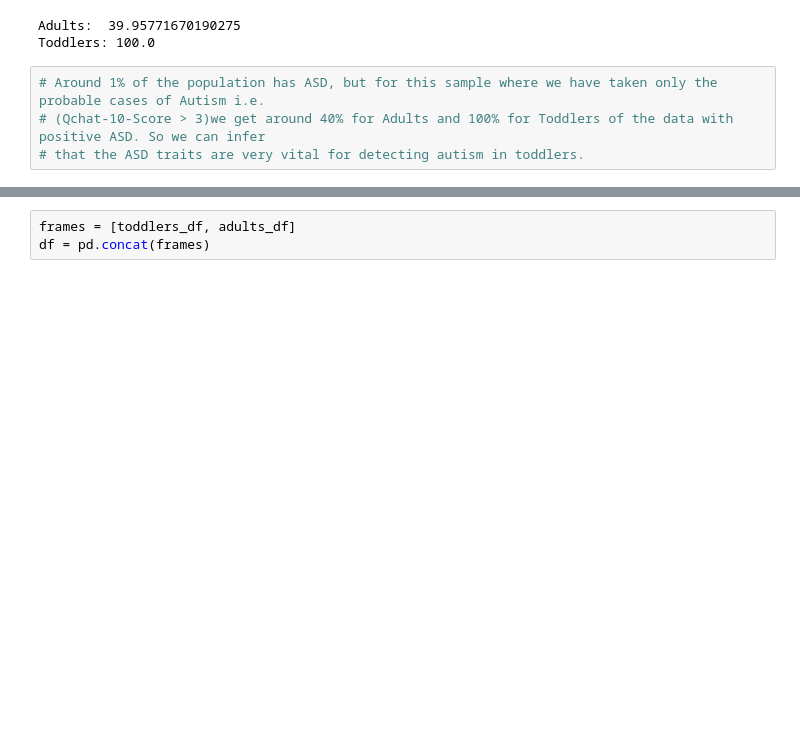
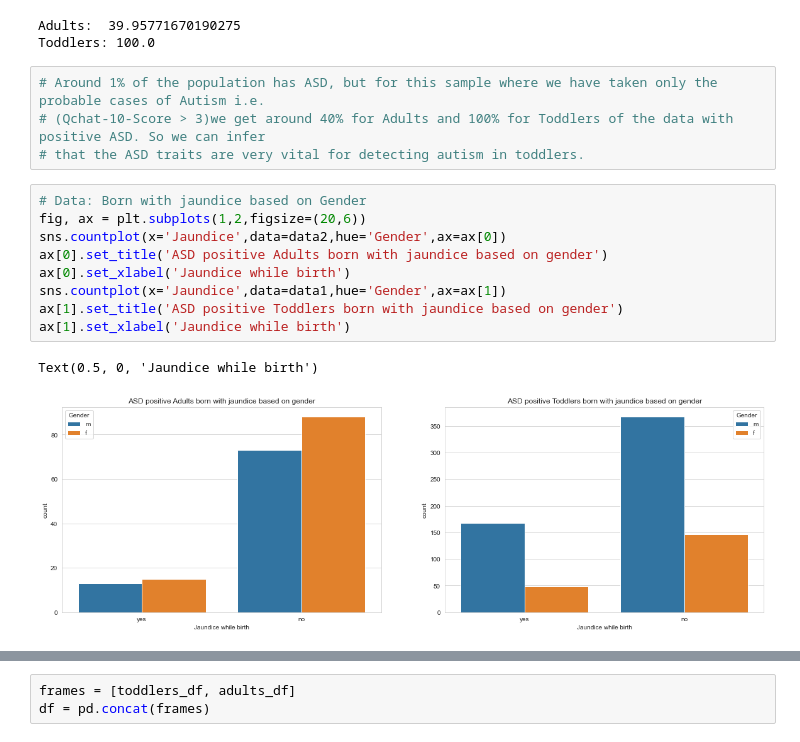
Before and after one commit to Payelban2022/A-study-on-autism, a Jupyter notebook: Complete analysis on Autism(revised).ipynb, the cells around one changed output, grey strips where cells are left out. Cells and saved outputs as stored; diff of their text form; blank space fills up the shorter version.

```diff
--- a/Complete analysis on Autism(revised).ipynb
+++ b/Complete analysis on Autism(revised).ipynb
@@ -192,3 +192,15 @@ Toddlers: 100.0
 # Around 1% of the population has ASD, but for this sample where we have taken only the probable cases of Autism i.e.
 # (Qchat-10-Score > 3)we get around 40% for Adults and 100% for Toddlers of the data with positive ASD. So we can infer
 # that the ASD traits are very vital for detecting autism in toddlers.
+# %%
+# Data: Born with jaundice based on Gender
+fig, ax = plt.subplots(1,2,figsize=(20,6))
+sns.countplot(x='Jaundice',data=data2,hue='Gender',ax=ax[0])
+ax[0].set_title('ASD positive Adults born with jaundice based on gender')
+ax[0].set_xlabel('Jaundice while birth')
+sns.countplot(x='Jaundice',data=data1,hue='Gender',ax=ax[1])
+ax[1].set_title('ASD positive Toddlers born with jaundice based on gender')
+ax[1].set_xlabel('Jaundice while birth')
+# %% [output]
+Text(0.5, 0, 'Jaundice while birth')
+[figure, added]
```
Also changed, not shown: parts of 16 cells of this notebook.
